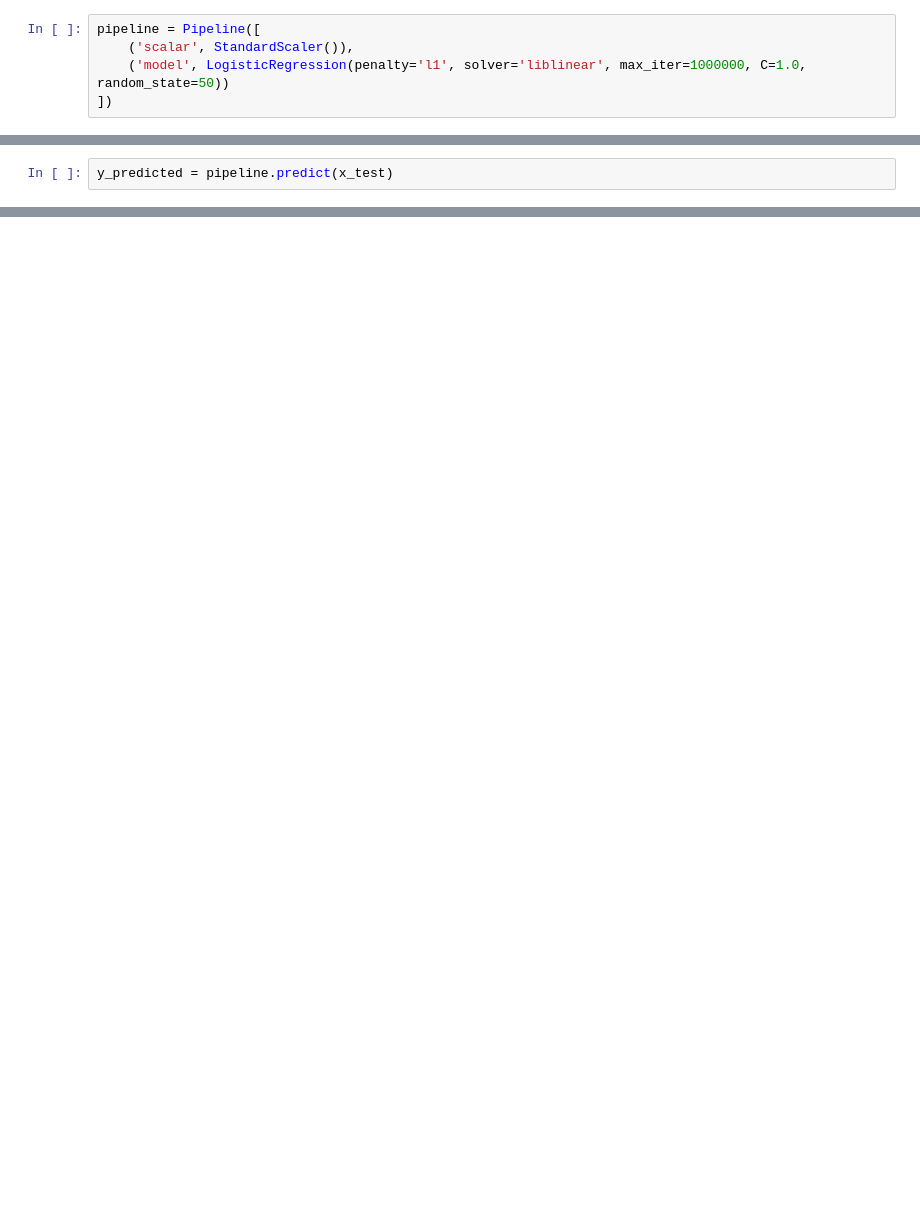
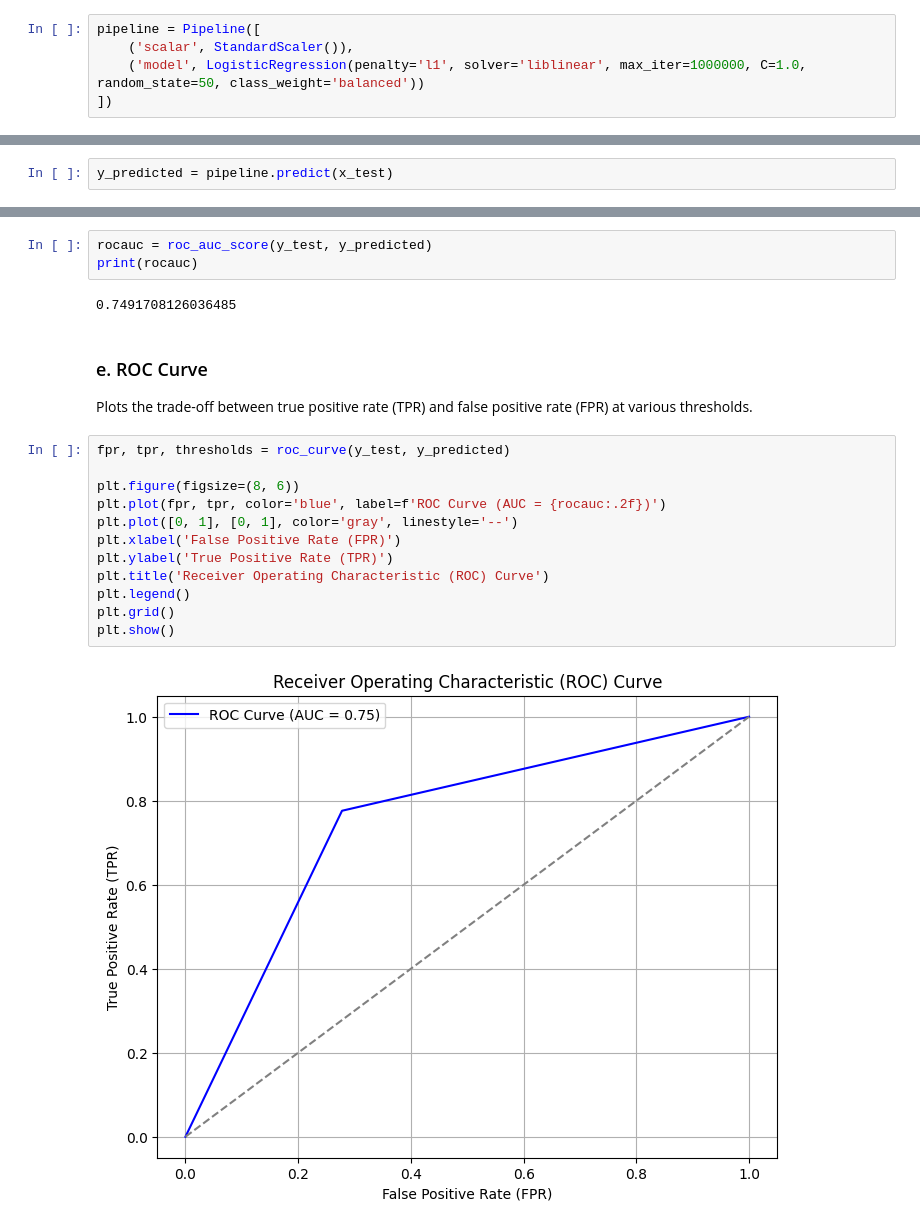
Before and after one commit to KartikAg13/telco_customer_churn, a Jupyter notebook: main.ipynb, the cells around one changed output, grey strips where cells are left out. Drawn from its saved outputs; the diff is of its cells as text; blank space fills up the shorter version.

```diff
--- a/main.ipynb
+++ b/main.ipynb
@@ -123,5 +169,5 @@ Shape of training data: (6338, 15)
 # %%
 pipeline = Pipeline([
     ('scalar', StandardScaler()),
-    ('model', LogisticRegression(penalty='l1', solver='liblinear', max_iter=1000000, C=1.0, random_state=50))
+    ('model', LogisticRegression(penalty='l1', solver='liblinear', max_iter=1000000, C=1.0, random_state=50, class_weight='balanced'))
 ])
@@ -163,0 +239,23 @@ weighted avg       0.76      0.78      0.77       705
+# %%
+rocauc = roc_auc_score(y_test, y_predicted)
+print(rocauc)
+# %% [output]
+0.7491708126036485
+# %% [markdown]
+### e. ROC Curve
+
+Plots the trade-off between true positive rate (TPR) and false positive rate (FPR) at various thresholds.
+# %%
+fpr, tpr, thresholds = roc_curve(y_test, y_predicted)
+
+plt.figure(figsize=(8, 6))
+plt.plot(fpr, tpr, color='blue', label=f'ROC Curve (AUC = {rocauc:.2f})')
+plt.plot([0, 1], [0, 1], color='gray', linestyle='--')
+plt.xlabel('False Positive Rate (FPR)')
+plt.ylabel('True Positive Rate (TPR)')
+plt.title('Receiver Operating Characteristic (ROC) Curve')
+plt.legend()
+plt.grid()
+plt.show()
+# %% [output]
+[figure, added]
```
Also changed, not shown: parts of 26 cells of this notebook, 2 other files.
